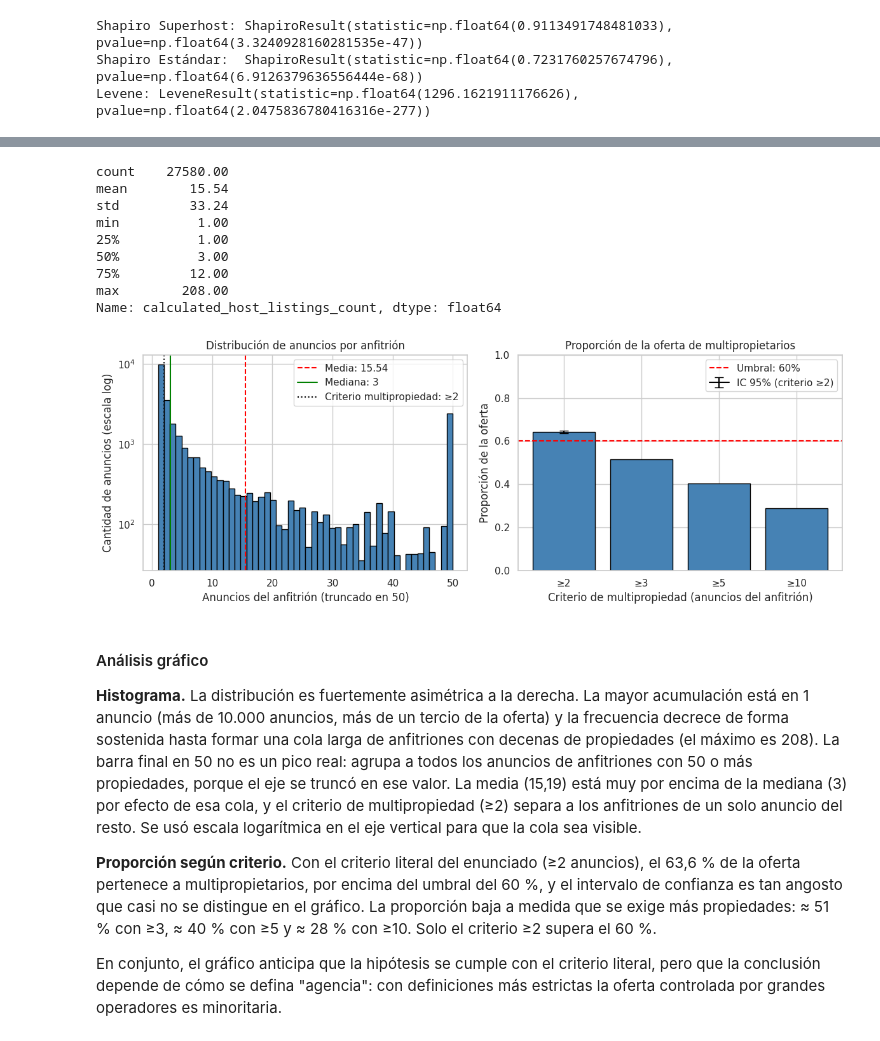
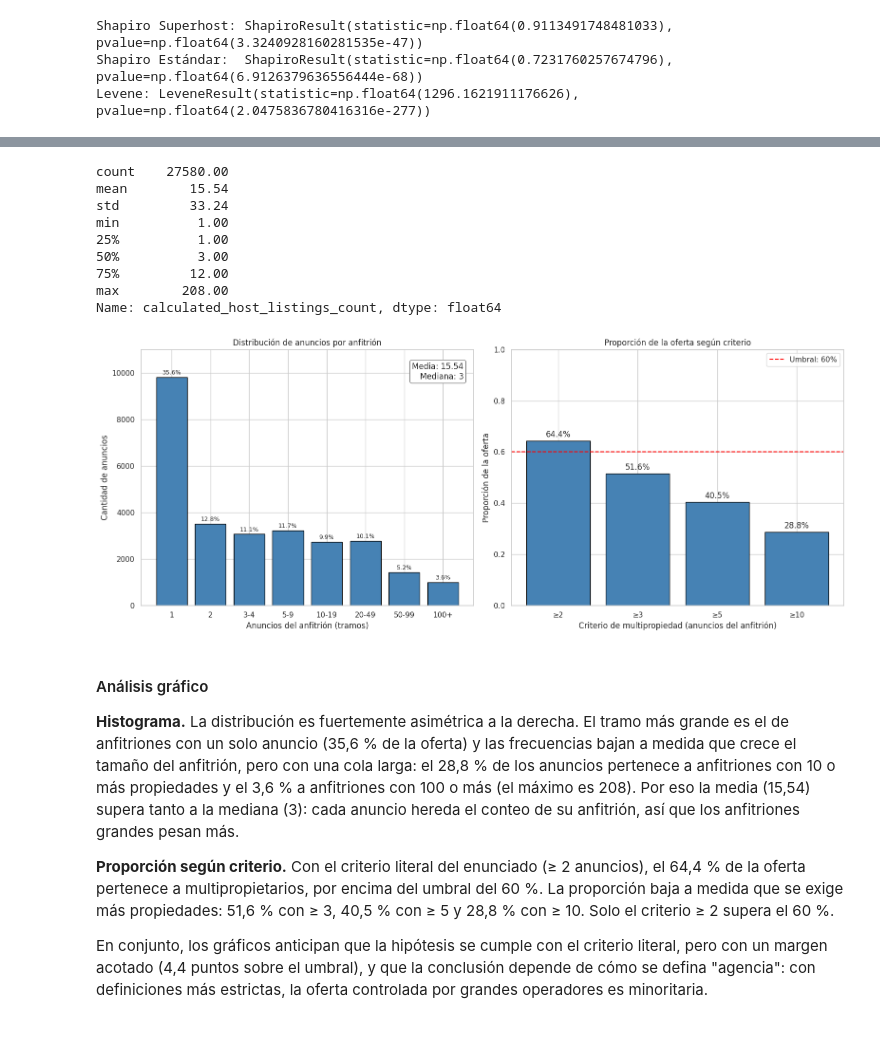
Before and after one commit to Jeronit1/AnalisisDeDatos, a Jupyter notebook: entrega.ipynb, the cells around one changed output, grey strips where cells are left out. Cells and saved outputs as stored; diff of their text form; code cells hidden in the pictures.

```diff
--- a/entrega.ipynb
+++ b/entrega.ipynb
@@ -814,0 +897,10 @@ No puede afirmarse que la insignia *genere* esa ventaja ni que se traduzca en ma
+# %%
+import statsmodels.formula.api as smf
+
+m = df_copia[df_copia["estimated_revenue_l365d"] > 0].copy()   # copia local, df_copia no se toca
+m["ln_ingreso"] = np.log(m["estimated_revenue_l365d"])
+m["superhost"] = m["host_is_superhost"].astype(float)
+
+f = "ln_ingreso ~ accommodates + superhost + has_refrigerator + has_bed_linens + has_elevator + has_parking + has_balcony_patio + has_pool"
+modelo = smf.ols(f, data=m).fit()
+print(modelo.summary())
@@ -847,78 +1067,60 @@ es el que plantea el enunciado.
 # %%
 import numpy as np
 import matplotlib.pyplot as plt
-from statsmodels.stats.proportion import proportion_confint
+from scipy import stats
 
 col = "calculated_host_listings_count"
-p0, k = 0.60, 2
+k, p0 = 2, 0.60
 x = df_copia[col]
-n = len(x)
-p_hat = (x >= k).mean()
-ic = proportion_confint(int((x >= k).sum()), n, alpha=0.05, method="wilson")
+criterios = [2, 3, 5, 10]
+props = [(x >= c).mean() for c in criterios]
+
+# Tramos: los cortes coinciden con los criterios ≥2, ≥3, ≥5 y ≥10
+tramos = pd.cut(x, bins=[0, 1, 2, 4, 9, 19, 49, 99, np.inf],
+                labels=["1", "2", "3-4", "5-9", "10-19", "20-49", "50-99", "100+"]).value_counts(sort=False)
 
 print(x.describe().round(2))
 
-fig, ax = plt.subplots(1, 2, figsize=(12, 4.5))
+fig, ax = plt.subplots(1, 2, figsize=(16, 6.5))
 
-# Histograma
-ax[0].hist(x.clip(upper=50), bins=50, edgecolor="black", color="steelblue")
-ax[0].set_yscale("log")
-ax[0].axvline(x.mean(), color="red", linestyle="--", label=f"Media: {x.mean():.2f}")
-ax[0].axvline(x.median(), color="green", label=f"Mediana: {x.median():.0f}")
-ax[0].axvline(k, color="black", linestyle=":", label=f"Criterio multipropiedad: ≥{k}")
-ax[0].set_xlabel("Anuncios del anfitrión (truncado en 50)")
-ax[0].set_ylabel("Cantidad de anuncios (escala log)")
+# Histograma por tramos
+barras0 = ax[0].bar(tramos.index.astype(str), tramos.values, edgecolor="black", color="steelblue")
+ax[0].bar_label(barras0, labels=[f"{v / len(x):.1%}" for v in tramos.values], padding=2, fontsize=9)
+ax[0].set_ylim(0, tramos.max() * 1.12)
+ax[0].text(0.97, 0.95, f"Media: {x.mean():.2f}\nMediana: {x.median():.0f}", transform=ax[0].transAxes,
+           ha="right", va="top", bbox=dict(boxstyle="round", facecolor="white", edgecolor="gray"))
+ax[0].set_xlabel("Anuncios del anfitrión (tramos)")
+ax[0].set_ylabel("Cantidad de anuncios")
 ax[0].set_title("Distribución de anuncios por anfitrión")
-ax[0].legend()
 
 # Proporción de la oferta según criterio de multipropiedad
-criterios = [2, 3, 5, 10]
-props = [(x >= c).mean() for c in criterios]
-ax[1].bar([f"≥{c}" for c in criterios], props, edgecolor="black", color="steelblue")
+barras = ax[1].bar([f"≥{c}" for c in criterios], props, edgecolor="black", color="steelblue")
+ax[1].bar_label(barras, labels=[f"{p:.1%}" for p in props], padding=3)
 ax[1].axhline(p0, color="red", linestyle="--", label=f"Umbral: {p0:.0%}")
-ax[1].errorbar(0, p_hat, yerr=[[p_hat - ic[0]], [ic[1] - p_hat]],
-               color="black", capsize=5, label="IC 95% (criterio ≥2)")
 ax[1].set_ylim(0, 1)
 ax[1].set_xlabel("Criterio de multipropiedad (anuncios del anfitrión)")
 ax[1].set_ylabel("Proporción de la oferta")
-ax[1].set_title("Proporción de la oferta de multipropietarios")
+ax[1].set_title("Proporción de la oferta según criterio")
 ax[1].legend(loc="upper right")
 
 plt.tight_layout()
 plt.show()
 # %% [output]
 count    27580.00
 mean        15.54
 std         33.24
 min          1.00
 25%          1.00
 50%          3.00
 75%         12.00
 max        208.00
 Name: calculated_host_listings_count, dtype: float64
-[figure, old version]
+[figure, new version]
 # %% [markdown]
 #### Análisis gráfico
 
-**Histograma.** La distribución es fuertemente asimétrica a la derecha. La
-mayor acumulación está en 1 anuncio (más de 10.000 anuncios, más de un tercio
-de la oferta) y la frecuencia decrece de forma sostenida hasta formar una cola
-larga de anfitriones con decenas de propiedades (el máximo es 208). La barra
-final en 50 no es un pico real: agrupa a todos los anuncios de anfitriones
-con 50 o más propiedades, porque el eje se truncó en ese valor. La media
-(15,19) está muy por encima de la mediana (3) por efecto de esa cola, y el
-criterio de multipropiedad (≥2) separa a los anfitriones de un solo anuncio
-del resto. Se usó escala logarítmica en el eje vertical para que la cola sea
-visible.
+**Histograma.** La distribución es fuertemente asimétrica a la derecha. El tramo más grande es el de anfitriones con un solo anuncio (35,6 % de la oferta) y las frecuencias bajan a medida que crece el tamaño del anfitrión, pero con una cola larga: el 28,8 % de los anuncios pertenece a anfitriones con 10 o más propiedades y el 3,6 % a anfitriones con 100 o más (el máximo es 208). Por eso la media (15,54) supera tanto a la mediana (3): cada anuncio hereda el conteo de su anfitrión, así que los anfitriones grandes pesan más.
 
-**Proporción según criterio.** Con el criterio literal del enunciado (≥2
-anuncios), el 63,6 % de la oferta pertenece a multipropietarios, por encima
-del umbral del 60 %, y el intervalo de confianza es tan angosto que casi no
-se distingue en el gráfico. La proporción baja a medida que se exige más
-propiedades: ≈ 51 % con ≥3, ≈ 40 % con ≥5 y ≈ 28 % con ≥10. Solo el
-criterio ≥2 supera el 60 %.
+**Proporción según criterio.** Con el criterio literal del enunciado (≥ 2 anuncios), el 64,4 % de la oferta pertenece a multipropietarios, por encima del umbral del 60 %. La proporción baja a medida que se exige más propiedades: 51,6 % con ≥ 3, 40,5 % con ≥ 5 y 28,8 % con ≥ 10. Solo el criterio ≥ 2 supera el 60 %.
 
-En conjunto, el gráfico anticipa que la hipótesis se cumple con el criterio
-literal, pero que la conclusión depende de cómo se defina "agencia": con
-definiciones más estrictas la oferta controlada por grandes operadores es
-minoritaria.
+En conjunto, los gráficos anticipan que la hipótesis se cumple con el criterio literal, pero con un margen acotado (4,4 puntos sobre el umbral), y que la conclusión depende de cómo se defina "agencia": con definiciones más estrictas, la oferta controlada por grandes operadores es minoritaria.
```
Also changed, not shown: parts of 27 cells of this notebook, 1 other file.
